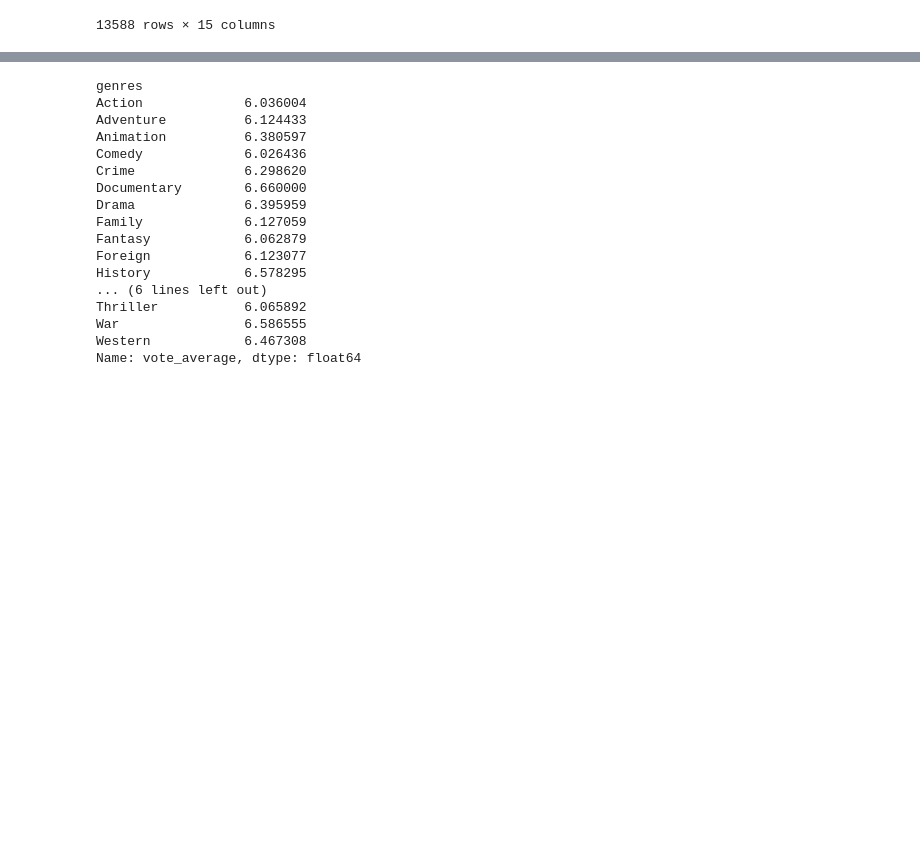
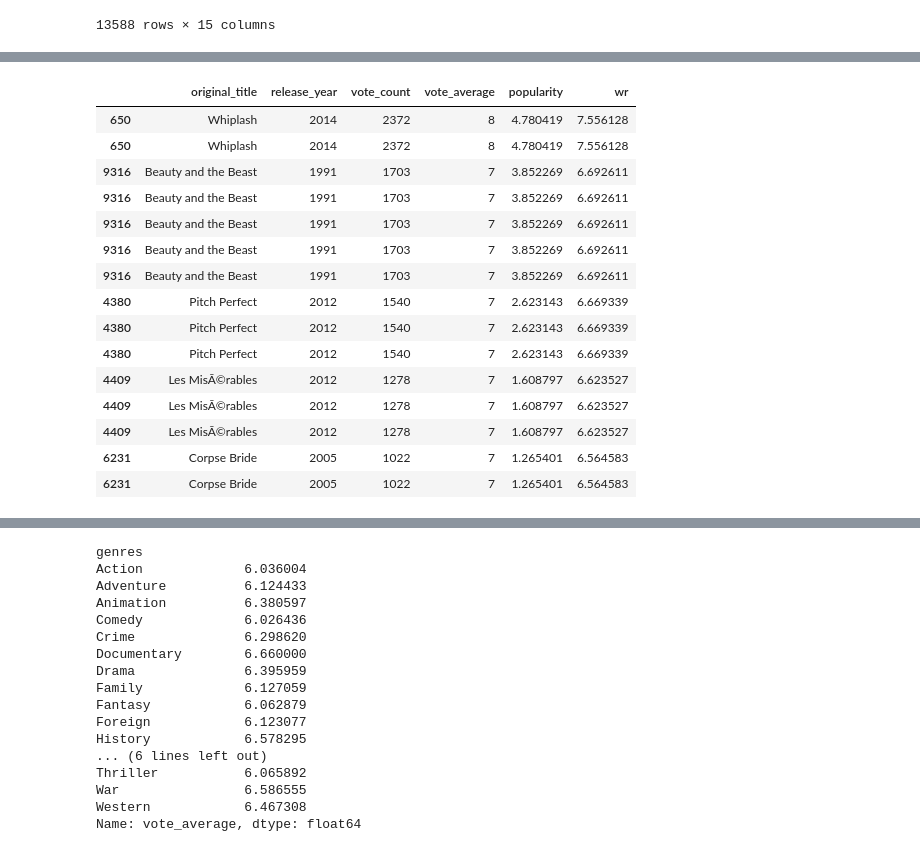
Before and after one commit to krbendol/movie_analysis_Microsoft, a Jupyter notebook: data/Kam'sProjectNotebook.ipynb, the cells around one changed output, grey strips where cells are left out. Saved outputs shown, nothing was run; the diff lists cells and outputs as text; code cells hidden in the pictures; blank space fills up the shorter version.

```diff
--- a/data/Kam'sProjectNotebook.ipynb
+++ b/data/Kam'sProjectNotebook.ipynb
@@ -7,2 +8,2 @@ import matplotlib.pyplot as plt
 # %%
-df = pd.read_csv('data/zippedData/tn.movie_budgets.csv')
+#df = pd.read_csv('data/zippedData/tn.movie_budgets.csv')
@@ -11,5 +10,3 @@ FileNotFoundError: [Errno 2] No such file or directory: 'data/zippedData/tn.movi
-# %%
-df['earnings'] = ['']
 # %%
 df.head(20)
 # %%
@@ -152,3 +157,41 @@ filtered_tmdbs
+# %%
+genre_rec = filtered_tmdbs.apply(lambda x: pd.Series(x['genres']),axis=1).stack().reset_index(level=1, drop=True)
+genre_rec.name = 'genre'
+genre_recs = filtered_tmdbs.drop('genres', axis=1).join(genre_rec)
+# %%
+def build_chart(genre, percentile=0.85):
+    df = genre_recs[genre_recs['genre'] == genre]
+    vote_counts = df[df['vote_count'].notnull()]['vote_count'].astype('int')
+    vote_averages = df[df['vote_average'].notnull()]['vote_average'].astype('int')
+    C = vote_averages.mean()
+    m = vote_counts.quantile(percentile)
+
+    qualified = df[(df['vote_count'] >= m) & (df['vote_count'].notnull()) & (df['vote_average'].notnull())][['original_title', 'release_year', 'vote_count', 'vote_average', 'popularity']]
+    qualified['vote_count'] = qualified['vote_count'].astype('int')
+    qualified['vote_average'] = qualified['vote_average'].astype('int')
+    qualified['wr'] = qualified.apply(lambda x: (x['vote_count']/(x['vote_count']+m) * x['vote_average']) + (m/(m+x['vote_count']) * C), axis=1)
+    qualified = qualified.sort_values('wr', ascending=False).head(250)
+
+    return qualified
+# %%
+build_chart('Music').head(15)
+# %% [output]
+|  | original_title | release_year | vote_count | vote_average | popularity | wr |
+| 650 | Whiplash | 2014 | 2372 | 8 | 4.780419 | 7.556128 |
+| 650 | Whiplash | 2014 | 2372 | 8 | 4.780419 | 7.556128 |
+| 9316 | Beauty and the Beast | 1991 | 1703 | 7 | 3.852269 | 6.692611 |
+| 9316 | Beauty and the Beast | 1991 | 1703 | 7 | 3.852269 | 6.692611 |
+| 9316 | Beauty and the Beast | 1991 | 1703 | 7 | 3.852269 | 6.692611 |
+| 9316 | Beauty and the Beast | 1991 | 1703 | 7 | 3.852269 | 6.692611 |
+| 9316 | Beauty and the Beast | 1991 | 1703 | 7 | 3.852269 | 6.692611 |
+| 4380 | Pitch Perfect | 2012 | 1540 | 7 | 2.623143 | 6.669339 |
+| 4380 | Pitch Perfect | 2012 | 1540 | 7 | 2.623143 | 6.669339 |
+| 4380 | Pitch Perfect | 2012 | 1540 | 7 | 2.623143 | 6.669339 |
+| 4409 | Les MisÃ©rables | 2012 | 1278 | 7 | 1.608797 | 6.623527 |
+| 4409 | Les MisÃ©rables | 2012 | 1278 | 7 | 1.608797 | 6.623527 |
+| 4409 | Les MisÃ©rables | 2012 | 1278 | 7 | 1.608797 | 6.623527 |
+| 6231 | Corpse Bride | 2005 | 1022 | 7 | 1.265401 | 6.564583 |
+| 6231 | Corpse Bride | 2005 | 1022 | 7 | 1.265401 | 6.564583 |
 # %%
 filtered_tmdbs.set_index('original_title', inplace= True)
 #Set the index to the title to make it easier to pull values from different columns
```
Also changed, not shown: parts of 14 cells of this notebook.
